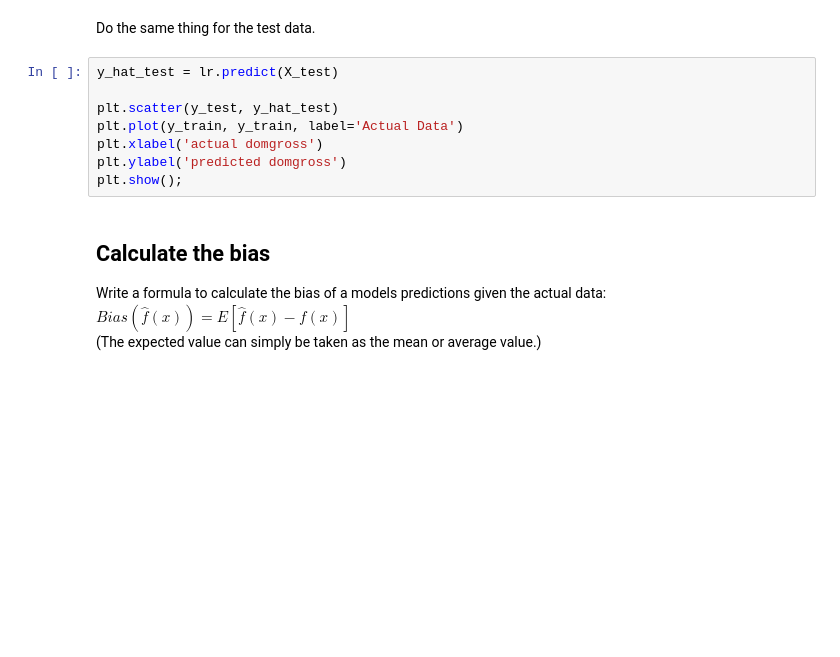
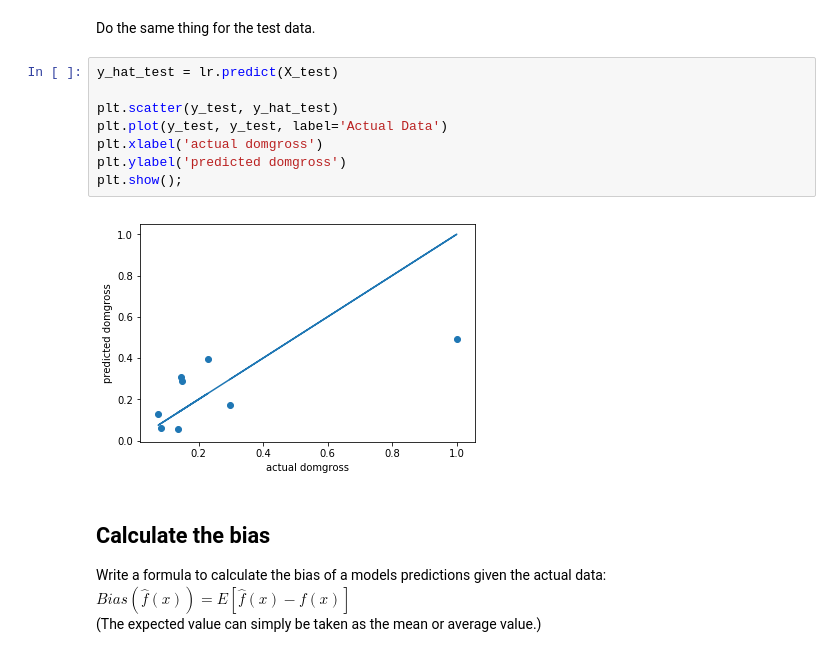
Before and after one commit to kayschulz/dsc-2-24-08-bias-variance-trade-off-lab-seattle-ds-career-040119, a Jupyter notebook: index.ipynb, the cells around one changed output. Cells and saved outputs as stored; diff of their text form; blank space fills up the shorter version.

```diff
--- a/index.ipynb
+++ b/index.ipynb
@@ -86,11 +86,13 @@ Do the same thing for the test data.
 # %%
 y_hat_test = lr.predict(X_test)
 
 plt.scatter(y_test, y_hat_test)
-plt.plot(y_train, y_train, label='Actual Data')
+plt.plot(y_test, y_test, label='Actual Data')
 plt.xlabel('actual domgross')
 plt.ylabel('predicted domgross')
 plt.show();
+# %% [output]
+[figure, added]
 # %% [markdown]
 ## Calculate the bias
 Write a formula to calculate the bias of a models predictions given the actual data: $Bias(\hat{f}(x)) = E[\hat{f}(x)-f(x)]$
```
